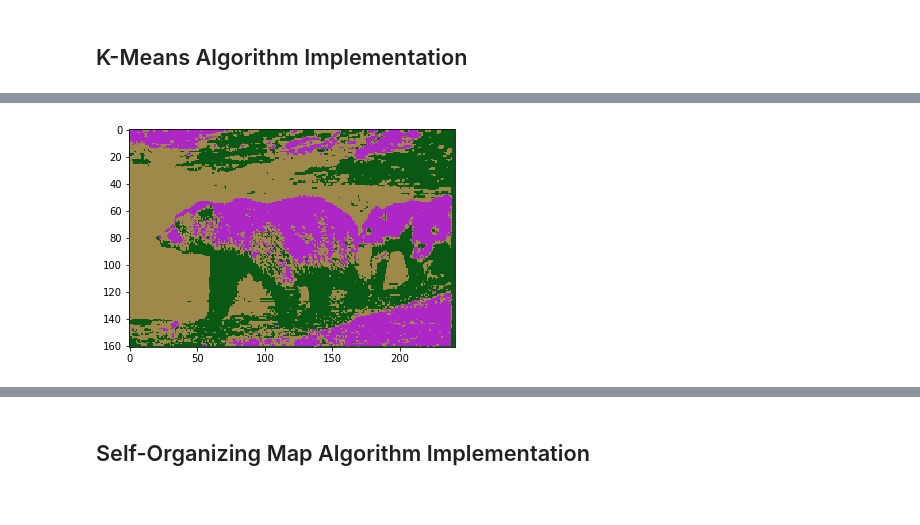
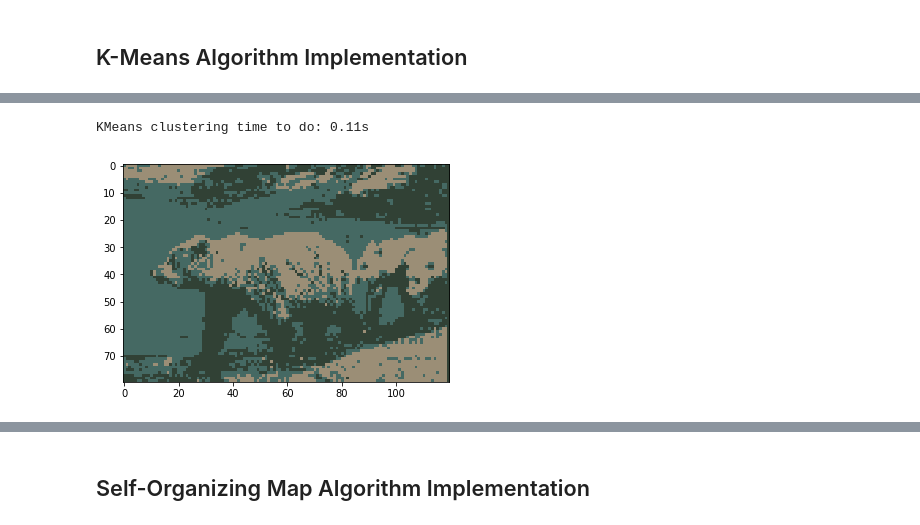
Before and after one commit to Eiris/MLProjectUF, a Jupyter notebook: Project 1/Project_1.ipynb, the cells around one changed output, grey strips where cells are left out. Drawn from its saved outputs; the diff is of its cells as text; code cells hidden in the pictures.

```diff
--- a/Project 1/Project_1.ipynb
+++ b/Project 1/Project_1.ipynb
@@ -70,16 +92,23 @@ plt.show()
 # %%
+from skimage.transform import rescale
 #Using Downsample
-r = downscale_local_mean(y, (2, 2, 1))
+
+r = rescale(y,0.25,mode='reflect')
 data = r.reshape(r.shape[0] * r.shape[1], 3)
 
 # Initializing KMeans
 kmeans = KMeans(n_clusters=3)
 # Fitting with inputs
+t0 = time.time()
 kmeans = kmeans.fit(data)
 
 new_colors = kmeans.cluster_centers_[kmeans.predict(data)]
-r_recolored = np.absolute(new_colors.reshape(r.shape)) #I should not be doing absolute
+t1 = time.time()
+r_recolored = new_colors.reshape(r.shape)
 plt.imshow(r_recolored)
+title = 'KMeans clustering time to do: %.2fs' % (t1 - t0)
+print(title)
 plt.show()
 # %% [output]
+KMeans clustering time to do: 0.11s
-[figure, old version]
+[figure, new version]
```
Also changed, not shown: parts of 26 cells of this notebook.
